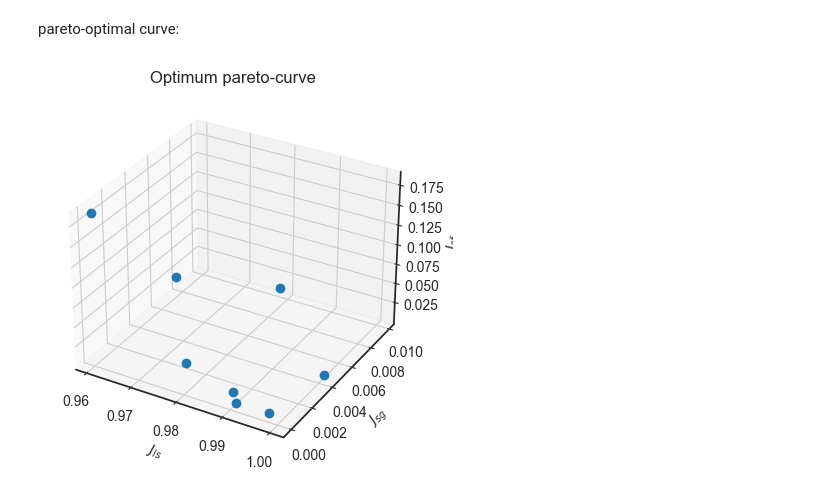
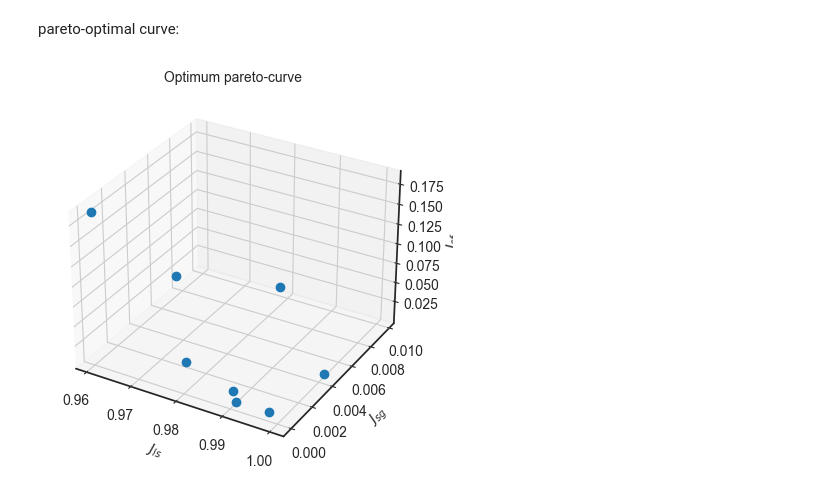
Before and after one commit to GabrielBuenoLeandro/Multiobjetive, a Jupyter notebook: examples/conversor_buck.ipynb, the cells around one changed output. Drawn from its saved outputs; the diff is of its cells as text; code cells hidden in the pictures.

```diff
--- a/examples/conversor_buck.ipynb
+++ b/examples/conversor_buck.ipynb
@@ -244,11 +244,11 @@ pareto-optimal curve:
 # %%
 plt.figure(6)
 ax = plt.axes(projection='3d')
 ax.plot3D( J[0,:],  J[1,:],  J[2,:], 'o', linewidth=2)
-ax.set_title('Optimum pareto-curve', fontsize=12)
+ax.set_title('Optimum pareto-curve', fontsize=10)
 ax.set_xlabel('$J_{ls}$', fontsize=10)
 ax.set_ylabel('$J_{sg}$', fontsize=10)
 ax.set_zlabel('$J_{sf}$', fontsize=10)
 plt.show()
 # %% [output]
-[figure, old version]
+[figure, new version]
```
Also changed, not shown: 1 other file.
